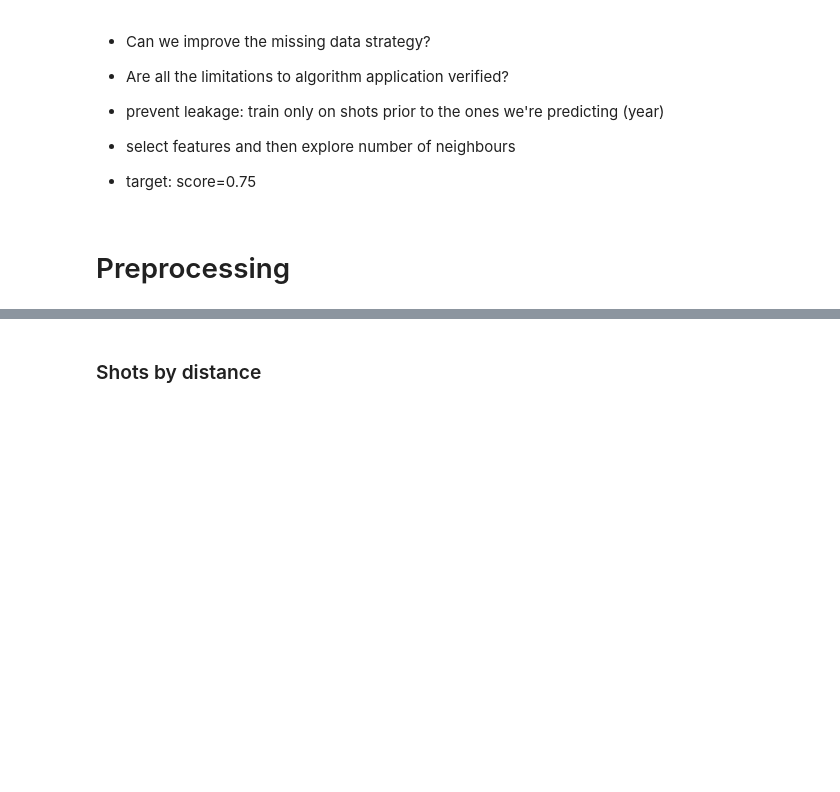
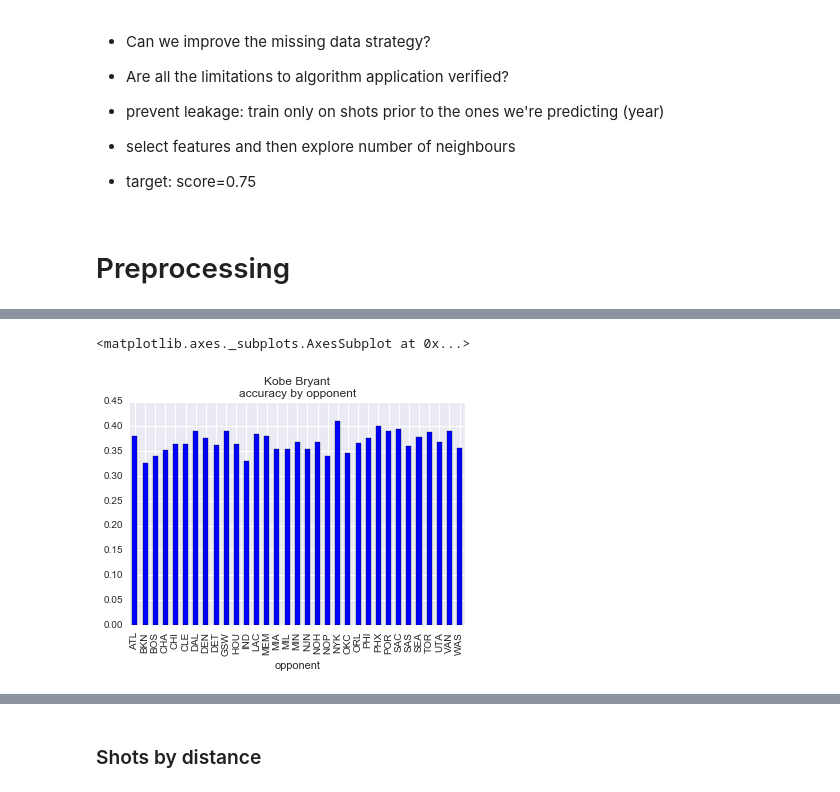
Before and after one commit to joaopcoelho/kobe-shots, a Jupyter notebook: kobe.ipynb, the cells around one changed output, grey strips where cells are left out. Saved outputs shown, nothing was run; the diff lists cells and outputs as text; code cells hidden in the pictures; blank space fills up the shorter version.

```diff
--- a/kobe.ipynb
+++ b/kobe.ipynb
@@ -74,0 +97,2 @@ total_shots = pd.pivot_table(data, index="opponent", values="shot_id", aggfunc='
+# %%
+accuracy = shots_scored/total_shots
@@ -79,0 +113,5 @@ total_shots.plot.bar(title='Kobe Bryant\nshots by opponent')
+# %%
+accuracy.plot.bar(title='Kobe Bryant\naccuracy by opponent')
+# %% [output]
+<matplotlib.axes._subplots.AxesSubplot at 0x...>
+[figure, added]
```
Also changed, not shown: parts of 35 cells of this notebook, 2 other files.
